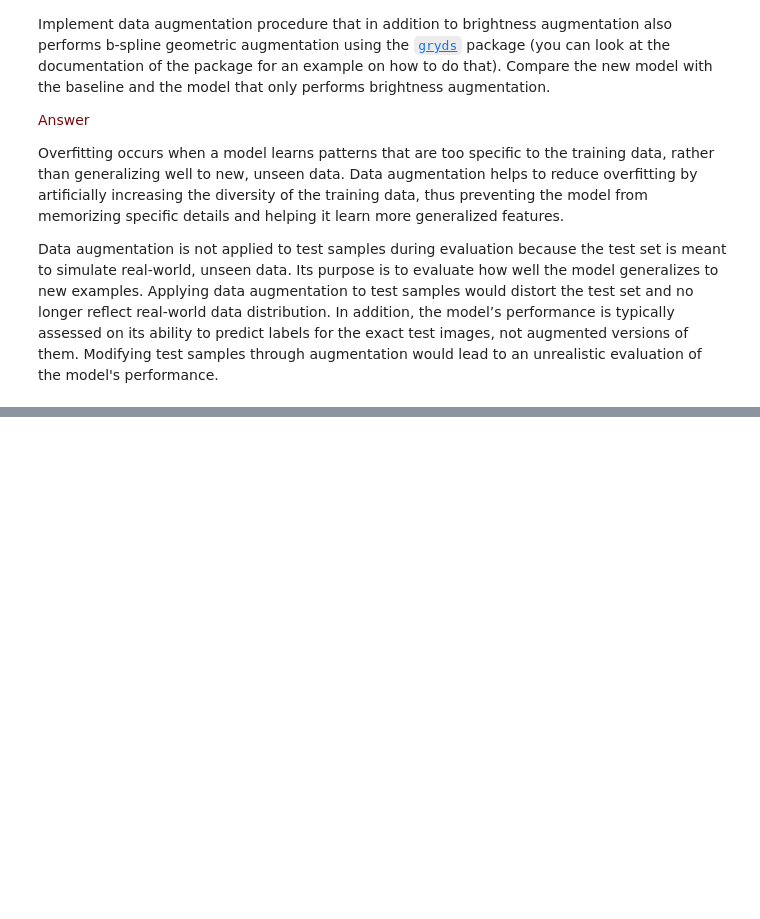
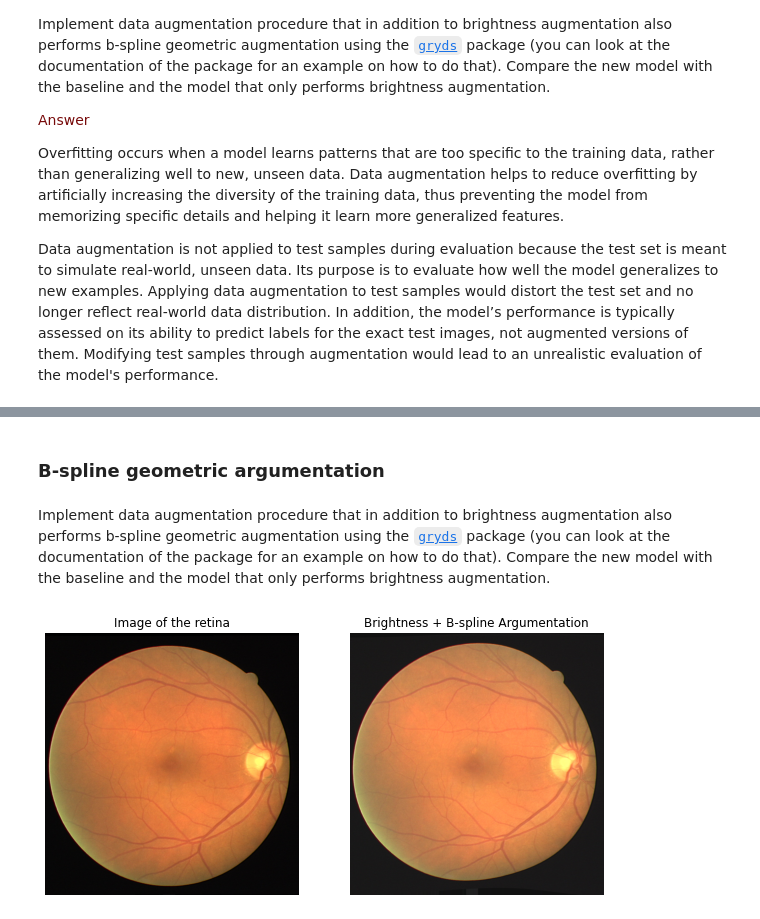
Before and after one commit to Oovian/8dm50-machine-learning, a Jupyter notebook: practicals/week_4.ipynb, the cells around one changed output, grey strips where cells are left out. Drawn from its saved outputs; the diff is of its cells as text; code cells hidden in the pictures; blank space fills up the shorter version.

```diff
--- a/practicals/week_4.ipynb
+++ b/practicals/week_4.ipynb
@@ -660,0 +552,24 @@ Data augmentation is not applied to test samples during evaluation because the t
+# %% [markdown]
+### B-spline geometric argumentation
+# %% [markdown]
+Implement data augmentation procedure that in addition to brightness augmentation also performs b-spline geometric augmentation using the [`gryds`](https://github.com/tueimage/gryds) package (you can look at the documentation of the package for an example on how to do that). Compare the new model with the baseline and the model that only performs brightness augmentation.
+# %%
+from unet_utils import random_brightness, b_spline_transform
+transformed = random_brightness(train_images[0], brightness_range=(-0.25, 0.25))
+transformed = b_spline_transform(transformed,deformation_grid=None,sigma=0.008)
+
+plt.figure(figsize=(10, 8))
+
+plt.subplot(1, 2, 1)
+plt.title("Image of the retina")
+plt.axis('off')
+plt.imshow(train_images[0])
+
+plt.subplot(1, 2, 2)
+plt.title("Brightness + B-spline Argumentation")
+plt.axis('off')
+plt.imshow(transformed)
+
+plt.show()
+# %% [output]
+[figure, added]
```
Also changed, not shown: parts of 16 cells of this notebook.
